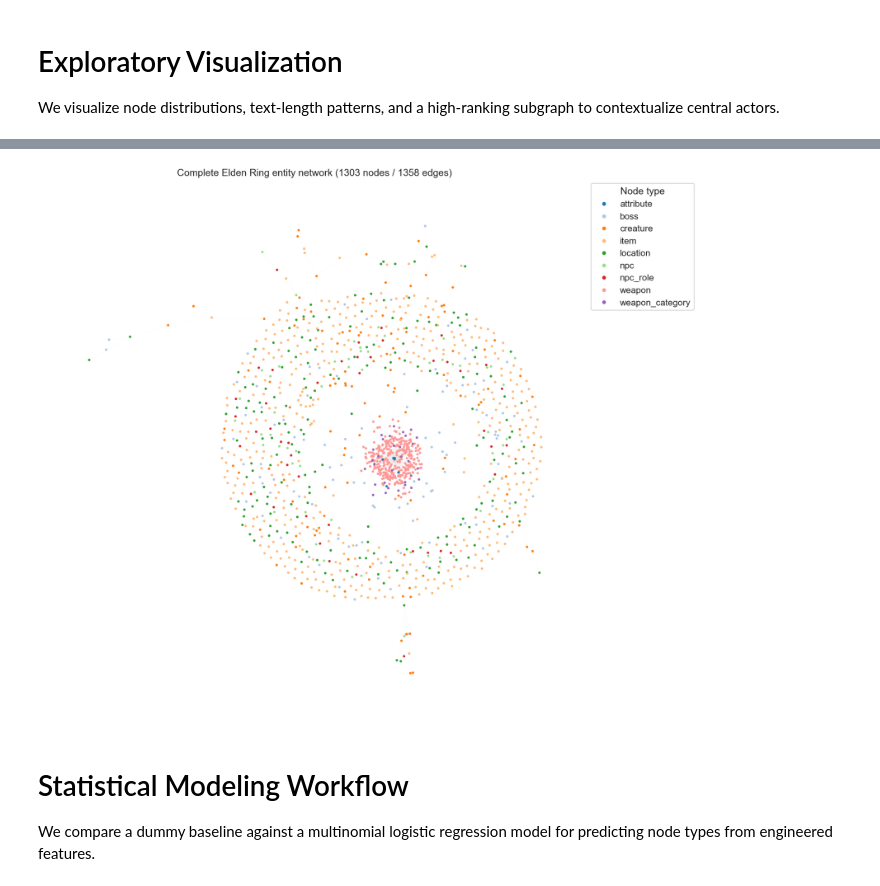
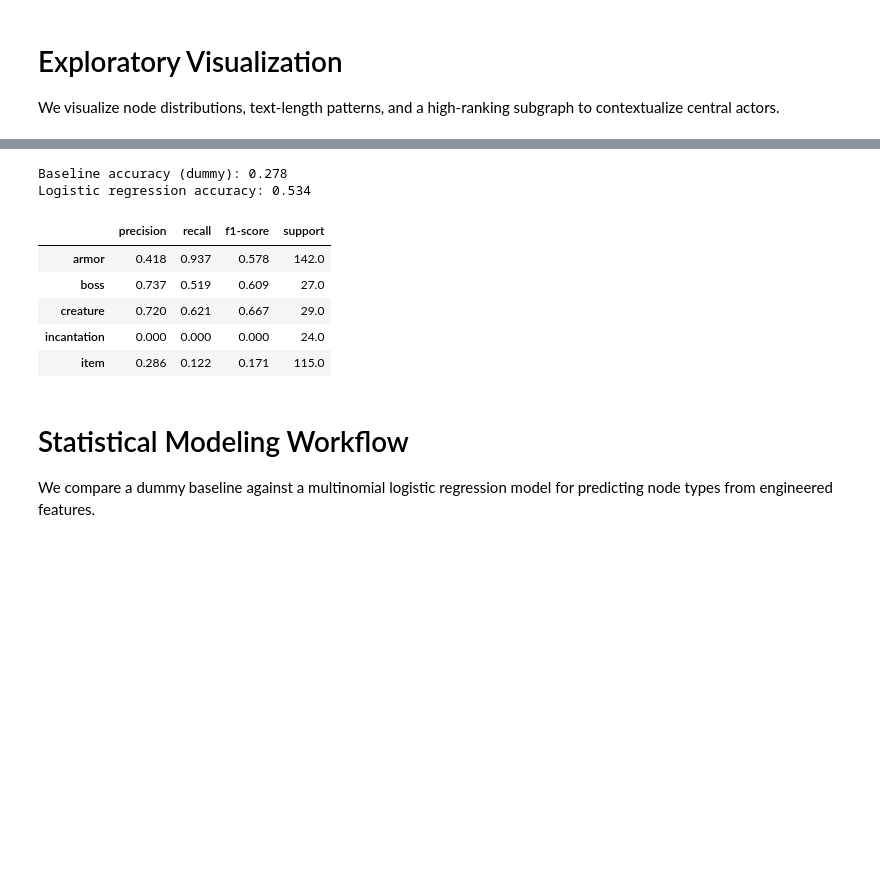
Before and after one commit to MarwanSummakieh/social_graphs_project, a Jupyter notebook: notebooks/explainer_notebook.ipynb, the cells around one changed output, grey strips where cells are left out. Saved outputs shown, nothing was run; the diff lists cells and outputs as text; code cells hidden in the pictures; blank space fills up the shorter version.

```diff
--- a/notebooks/explainer_notebook.ipynb
+++ b/notebooks/explainer_notebook.ipynb
@@ -262,26 +355,65 @@ plt.show()
 # %%
-# Full-graph visualization (all nodes and edges)
-type_order = sorted(feature_df["node_type"].dropna().unique().tolist())
-palette_full = sns.color_palette("tab20", n_colors=max(len(type_order), 1))
-type_colors = {node_type: palette_full[idx % len(palette_full)] for idx, node_type in enumerate(type_order)}
-node_type_lookup = feature_df.set_index("node_id")['node_type'].to_dict()
-node_colors_full = [type_colors.get(node_type_lookup.get(node, "other"), (0.6, 0.6, 0.6)) for node in G.nodes()]
+from joblib import dump
+from sklearn.dummy import DummyClassifier
+from sklearn.linear_model import LogisticRegression
+from sklearn.metrics import accuracy_score, classification_report
+from sklearn.model_selection import train_test_split
+from sklearn.pipeline import Pipeline
+from sklearn.preprocessing import StandardScaler
 
-plt.figure(figsize=(18, 18))
-full_pos = nx.spring_layout(G, seed=42, k=0.3, iterations=150)
-nx.draw_networkx_edges(G, full_pos, alpha=0.02, arrows=False, width=0.5, edge_color="#999999")
-nx.draw_networkx_nodes(G, full_pos, node_color=node_colors_full, node_size=20, linewidths=0)
+feature_columns = [
+    "description_length",
+    "location_degree",
+    "drop_degree",
+    "name_length",
+    "has_image",
+    "in_degree",
+    "out_degree",
+    "betweenness",
+    "pagerank",
+]
+feature_columns.extend(ATTRIBUTE_REQUIRE_COLS)
+feature_columns.extend(ATTRIBUTE_SCALE_COLS)
+feature_columns = [col for col in feature_columns if col in feature_df.columns]
 
-legend_handles_full = [
-    plt.Line2D([0], [0], marker="o", color="w", markerfacecolor=type_colors[node_type], markersize=8, label=node_type)
-    for node_type in type_order
- ]
-plt.legend(handles=legend_handles_full, title="Node type", loc="upper left", bbox_to_anchor=(1, 1))
-plt.title(f"Complete Elden Ring entity network ({G.number_of_nodes()} nodes / {G.number_of_edges()} edges)")
-plt.axis("off")
-plt.show()
+feature_df_model = feature_df.fillna(0)
+X = feature_df_model[feature_columns]
+y = feature_df_model["node_type"]
+
+X_train, X_test, y_train, y_test = train_test_split(
+    X, y, test_size=0.25, stratify=y, random_state=42
+)
+
+dummy = DummyClassifier(strategy="most_frequent")
+dummy.fit(X_train, y_train)
+dummy_preds = dummy.predict(X_test)
+dummy_accuracy = accuracy_score(y_test, dummy_preds)
+
+log_reg_pipeline = Pipeline(
+    steps=[
+        ("scaler", StandardScaler()),
+        ("clf", LogisticRegression(max_iter=1000)),
+    ]
+)
+log_reg_pipeline.fit(X_train, y_train)
+log_preds = log_reg_pipeline.predict(X_test)
+log_accuracy = accuracy_score(y_test, log_preds)
+log_report = classification_report(y_test, log_preds, output_dict=True)
+
+print(f"Baseline accuracy (dummy): {dummy_accuracy:.3f}")
+print(f"Logistic regression accuracy: {log_accuracy:.3f}")
+
+log_report_df = pd.DataFrame(log_report).transpose().round(3)
+log_report_df.head()
 # %% [output]
-[figure, removed]
+Baseline accuracy (dummy): 0.278
+Logistic regression accuracy: 0.534
+|  | precision | recall | f1-score | support |
+| armor | 0.418 | 0.937 | 0.578 | 142.0 |
+| boss | 0.737 | 0.519 | 0.609 | 27.0 |
+| creature | 0.720 | 0.621 | 0.667 | 29.0 |
+| incantation | 0.000 | 0.000 | 0.000 | 24.0 |
+| item | 0.286 | 0.122 | 0.171 | 115.0 |
 # %% [markdown]
 # Statistical Modeling Workflow
 We compare a dummy baseline against a multinomial logistic regression model for predicting node types from engineered features.
```
Also changed, not shown: parts of 9 cells of this notebook, 9 other files.
